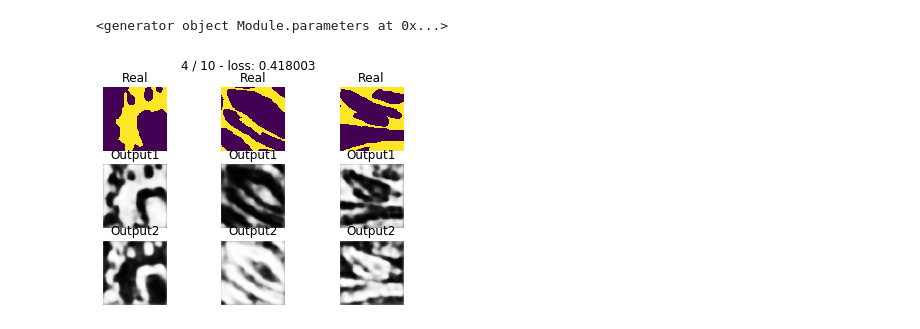
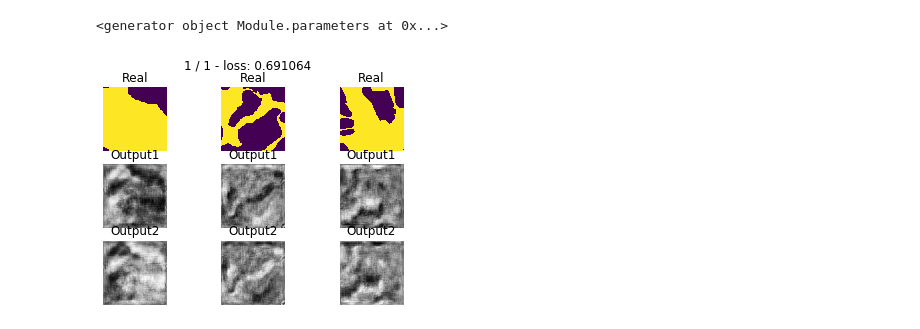
Before and after one commit to hannaLyu/Deep-learning-project, a Jupyter notebook: Segmentation.ipynb, the cells around one changed output. Cells and saved outputs as stored; diff of their text form; code cells hidden in the pictures.

```diff
--- a/Segmentation.ipynb
+++ b/Segmentation.ipynb
@@ -314,7 +325,7 @@ class SegNet(nn.Module):
         d1 = F.relu(self.dec_conv1(self.bn_dec1(self.upsample1(d0))))
         d2 = F.relu(self.dec_conv2(self.bn_dec2(self.upsample2(d1))))
         d3 = self.dec_conv3(self.bn_dec3(self.upsample3(d2)) ) # no activation
-        d3 = torch.sigmoid(d3)
+        d3 = torch.softmax(d3,dim=1)
         return d3
 # %%
 net=SegNet()
@@ -350,8 +361,8 @@ print(net.parameters())
 # %% [output]
 <generator object Module.parameters at 0x...>
 # %%
-num_epoch = 10
-steps=34
+num_epoch = 1
+steps=10
 
 # steps = 3
 for epoch in range(num_epoch):
@@ -379,32 +390,32 @@ for epoch in range(num_epoch):
                   (epoch + 1, step + 1, running_loss / batch_size))
         running_loss = 0.0
         avg_loss += loss / steps
     print(' -- loss: %f' % avg_loss)
 
 
 
-    Y_hat = F.sigmoid(net(images)).detach().cpu()
+    Y_hat = net(images).detach().cpu()
     clear_output(wait=True)
     imshow=annos.permute(0,2,3,1)
     outshow=Y_hat.permute(0,2,3,1)
 
     for k in range(3):
         plt.subplot(3, 3, k+1)
         plt.imshow(imshow[k,:,:,0])
         plt.title('Real')
         plt.axis('off')
 
         plt.subplot(3, 3, k+4)
         plt.imshow(outshow[k,:,:,0].detach().numpy(), cmap='gray')
         plt.title('Output1')
         plt.axis('off')
 
         plt.subplot(3,3,k+7)
         plt.imshow(outshow[k,:,:,1].detach().numpy(), cmap='gray')
         plt.title('Output2')
         plt.axis('off')
     plt.suptitle('%d / %d - loss: %f' % (epoch+1, num_epoch, avg_loss))
     plt.show()
 print('Finished Training')
 # %% [output]
-[figure, old version]
+[figure, new version]
```
Also changed, not shown: parts of 9 cells of this notebook.
